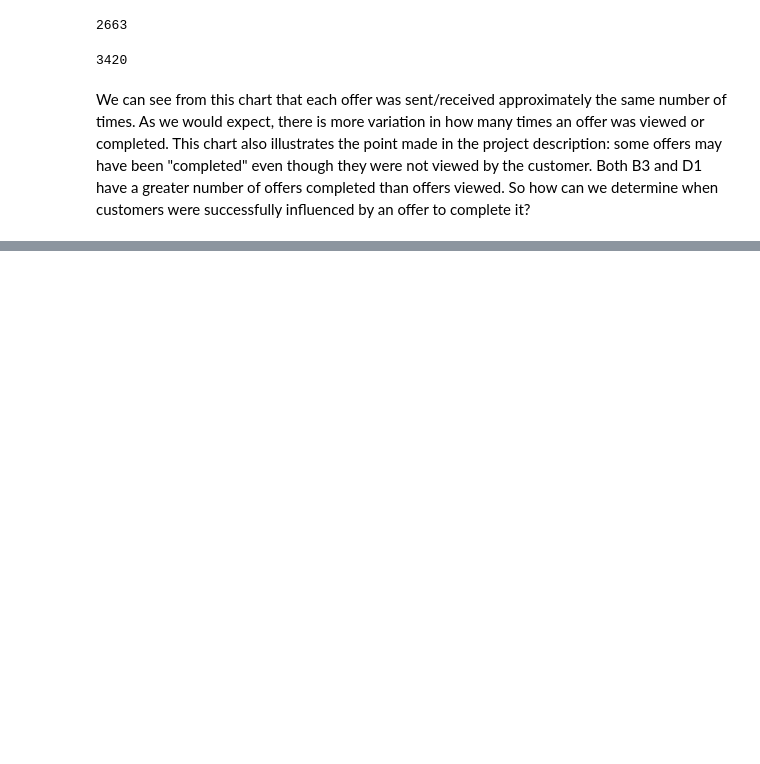
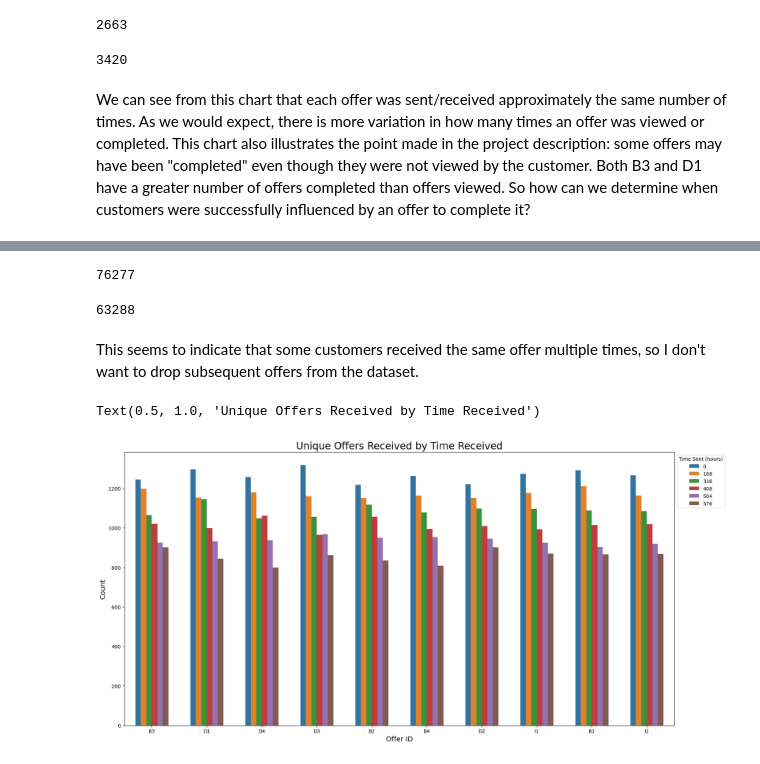
Before and after one commit to mknox0826/Udacity_Capstone_Starbucks, a Jupyter notebook: Starbucks_Capstone_notebook.ipynb, the cells around one changed output, grey strips where cells are left out. Saved outputs shown, nothing was run; the diff lists cells and outputs as text; code cells hidden in the pictures; blank space fills up the shorter version.

Commit message:
Engineered variable to validate offer success

```diff
--- a/Starbucks_Capstone_notebook.ipynb
+++ b/Starbucks_Capstone_notebook.ipynb
@@ -618,0 +621,2 @@ We can see from this chart that each offer was sent/received approximately the s
+# %%
+unique_offers = offers.drop_duplicates(subset=['customer_id','offer_id'])
@@ -618,0 +655,22 @@ We can see from this chart that each offer was sent/received approximately the s
+# %%
+offers['offer_received'].sum()
+# %% [output]
+76277
+# %%
+unique_offers['offer_received'].sum()
+# %% [output]
+63288
+# %% [markdown]
+This seems to indicate that some customers received the same offer multiple times, so I don't want to drop subsequent offers from the dataset.
+# %%
+# Offers Received by Time Received
+fig, ax = plt.subplots(figsize=(20, 10), nrows=1, ncols=1)
+ax = sns.countplot(data=unique_offers, x='offer_id', hue='hours', width=0.6)
+ax.legend().set_title('Time Sent (hours)')
+sns.move_legend(ax, "upper left", bbox_to_anchor=(1, 1))
+plt.xlabel('Offer ID', fontsize=14)
+plt.ylabel('Count', fontsize=14)
+plt.title('Unique Offers Received by Time Received', fontsize=20)
+# %% [output]
+Text(0.5, 1.0, 'Unique Offers Received by Time Received')
+[figure, added]
```
Also changed, not shown: parts of 34 cells of this notebook.
